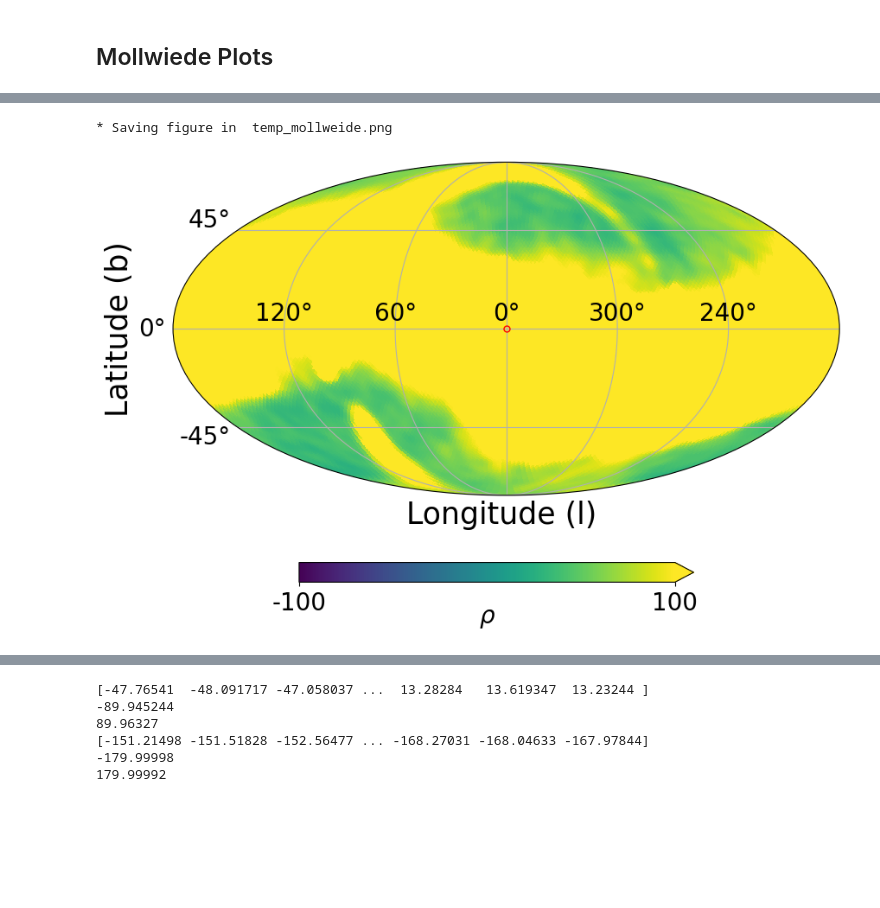
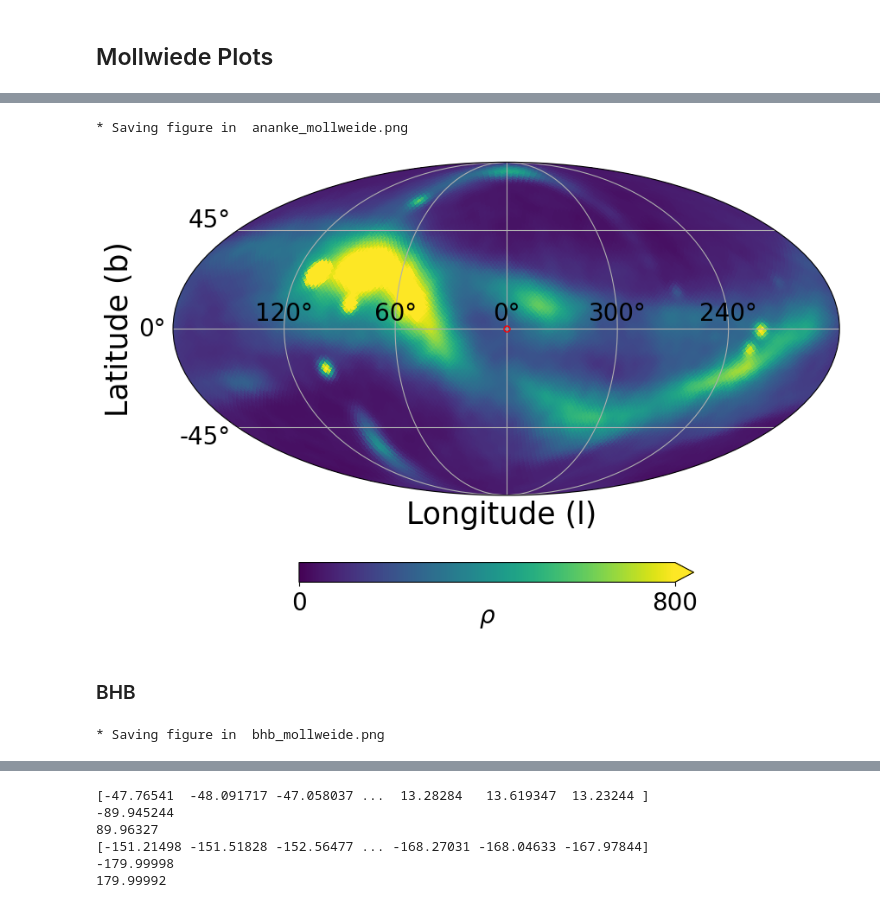
Before and after one commit to aeden2019/rubin_mw_mocks, a Jupyter notebook: src/analysis/Plots.ipynb, the cells around one changed output, grey strips where cells are left out. Cells and saved outputs as stored; diff of their text form; code cells hidden in the pictures; blank space fills up the shorter version.

```diff
--- a/src/analysis/Plots.ipynb
+++ b/src/analysis/Plots.ipynb
@@ -570,11 +661,13 @@ Applying kimematics
 # %%
-figname = f"{ananke_name}_mollweide.png"
+fig_ananke = f"ananke_mollweide.png"
 pl.mollweide_projection(pos_galactic_ananke[0]*180/np.pi, pos_galactic_ananke[1]*180/np.pi, 0, 0,
-                        sim_dir=sim_dir, bmin=-100, bmax=100, nside=40, smooth=5, figname=figname)
+                        sim_dir=sim_dir, bmin=0, bmax=800, nside=40, smooth=5, figname=fig_ananke)
 # %% [output]
-* Saving figure in  temp_mollweide.png
+* Saving figure in  ananke_mollweide.png
 # %%
 from IPython.display import Image
-Image(figname)
+Image(fig_ananke)
 # %% [output]
-[figure, old version]
+[figure, new version]
+# %% [markdown]
+### BHB
@@ -580,0 +680,6 @@ Image(figname)
+# %%
+fig_bhb = f"bhb_mollweide.png"
+pl.mollweide_projection(pos_galactic_bhb[0]*180/np.pi, pos_galactic_bhb[1]*180/np.pi, 0, 0,
+                        sim_dir=sim_dir, bmin=0, bmax=1, nside=40, smooth=5, figname=fig_bhb)
+# %% [output]
+* Saving figure in  bhb_mollweide.png
```
Also changed, not shown: parts of 29 cells of this notebook.
